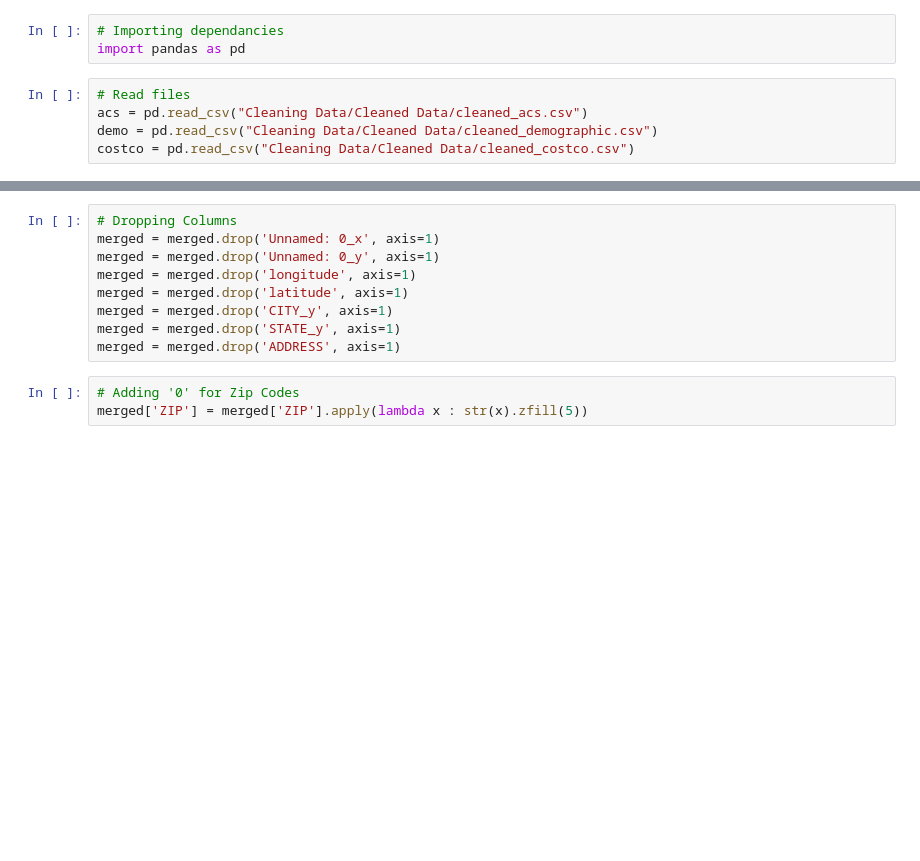
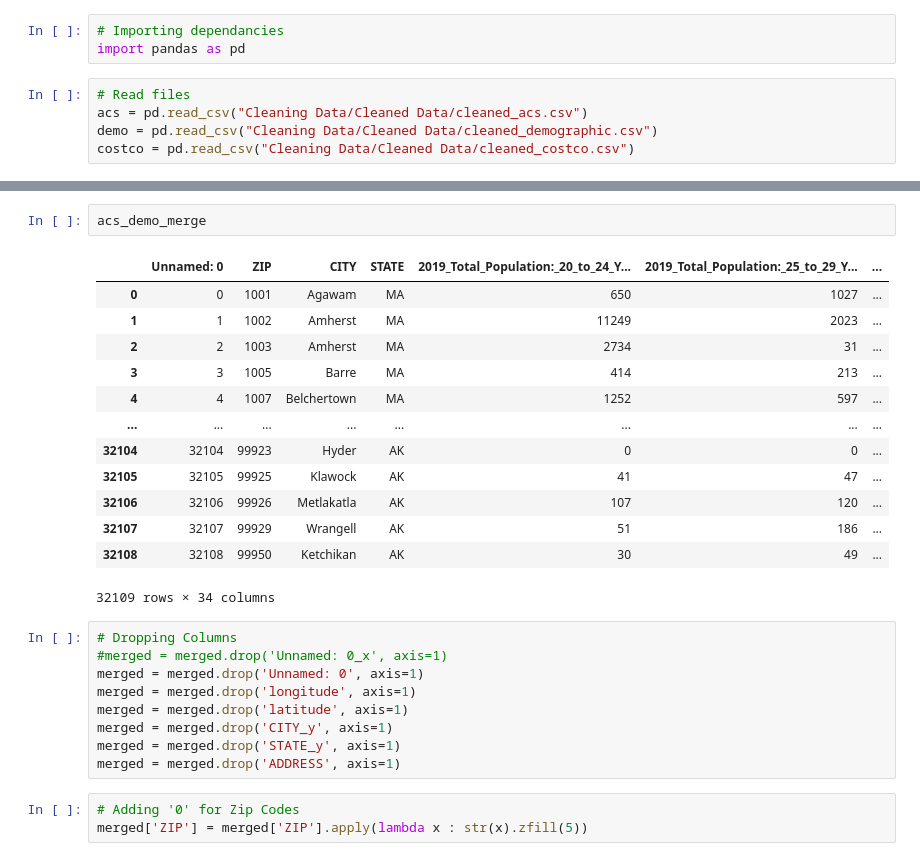
Before and after one commit to JaxWil24/Hearing_Aid_Accessibility, a Jupyter notebook: Data/Combined_Data.ipynb, the cells around one changed output, grey strips where cells are left out. Drawn from its saved outputs; the diff is of its cells as text; blank space fills up the shorter version.

```diff
--- a/Data/Combined_Data.ipynb
+++ b/Data/Combined_Data.ipynb
@@ -17,7 +37,23 @@ merged = acs_demo_merge.merge(costco, on='ZIP', how="outer")
+# %%
+acs_demo_merge
+# %% [output]
+|  | Unnamed: 0 | ZIP | CITY | STATE | 2019_Total_Population:_20_to_24_Y... | 2019_Total_Population:_25_to_29_Y... | ... |
+| 0 | 0 | 1001 | Agawam | MA | 650 | 1027 | ... |
+| 1 | 1 | 1002 | Amherst | MA | 11249 | 2023 | ... |
+| 2 | 2 | 1003 | Amherst | MA | 2734 | 31 | ... |
+| 3 | 3 | 1005 | Barre | MA | 414 | 213 | ... |
+| 4 | 4 | 1007 | Belchertown | MA | 1252 | 597 | ... |
+| ... | ... | ... | ... | ... | ... | ... | ... |
+| 32104 | 32104 | 99923 | Hyder | AK | 0 | 0 | ... |
+| 32105 | 32105 | 99925 | Klawock | AK | 41 | 47 | ... |
+| 32106 | 32106 | 99926 | Metlakatla | AK | 107 | 120 | ... |
+| 32107 | 32107 | 99929 | Wrangell | AK | 51 | 186 | ... |
+| 32108 | 32108 | 99950 | Ketchikan | AK | 30 | 49 | ... |
+32109 rows × 34 columns
 # %%
 # Dropping Columns
-merged = merged.drop('Unnamed: 0_x', axis=1)
-merged = merged.drop('Unnamed: 0_y', axis=1)
+#merged = merged.drop('Unnamed: 0_x', axis=1)
+merged = merged.drop('Unnamed: 0', axis=1)
 merged = merged.drop('longitude', axis=1)
 merged = merged.drop('latitude', axis=1)
 merged = merged.drop('CITY_y', axis=1)
```
Also changed, not shown: parts of 8 cells of this notebook, 34 other files.
